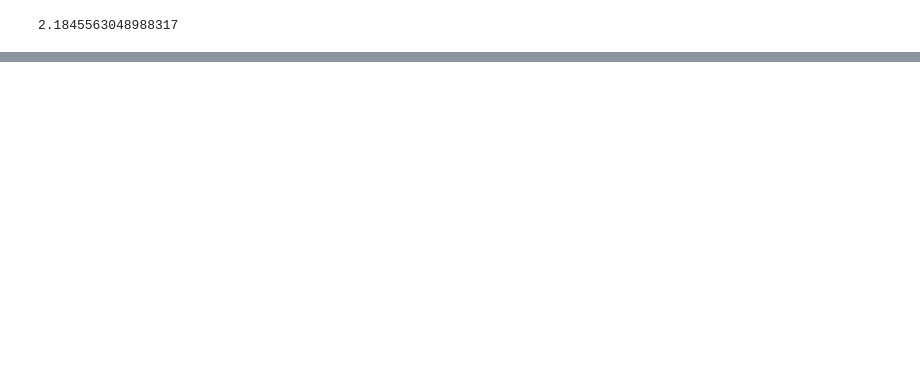
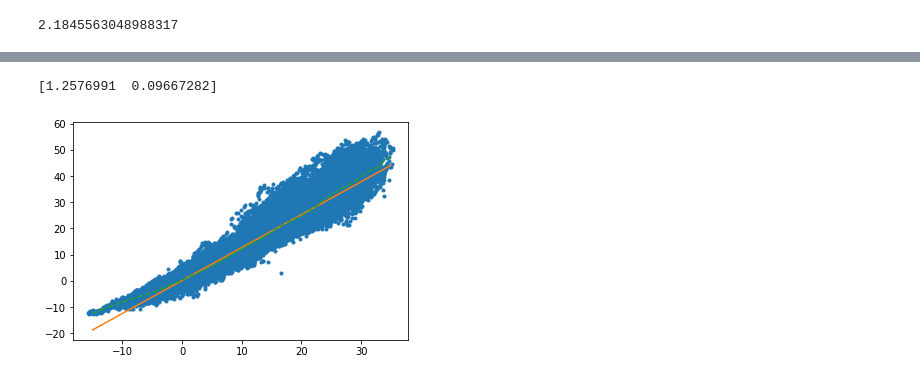
Before and after one commit to filipagh/oznal, a Jupyter notebook: hypoteza01.ipynb, the cells around one changed output, grey strips where cells are left out. Cells and saved outputs as stored; diff of their text form; code cells hidden in the pictures; blank space fills up the shorter version.

Commit message:
curvefit

```diff
--- a/hypoteza01.ipynb
+++ b/hypoteza01.ipynb
@@ -94,0 +92,14 @@ np.mean(np.absolute(scores))
+# %%
+x = df['teplota vzduchu']
+y = df['teplota vozovky']
+z = np.polyfit(x,y,1)
+# %%
+import matplotlib.pyplot as plt
+p = np.poly1d(z)
+p30 = np.poly1d(np.polyfit(x, y, 30))
+xp = np.linspace(-15, 35, 100)
+_ = plt.plot(x, y, '.', xp, p(xp), '-', xp, p30(xp), '--')
+print(z)
+# %% [output]
+[1.2576991  0.09667282]
+[figure, added]
```
Also changed, not shown: parts of 2 cells of this notebook, 2 other files.
